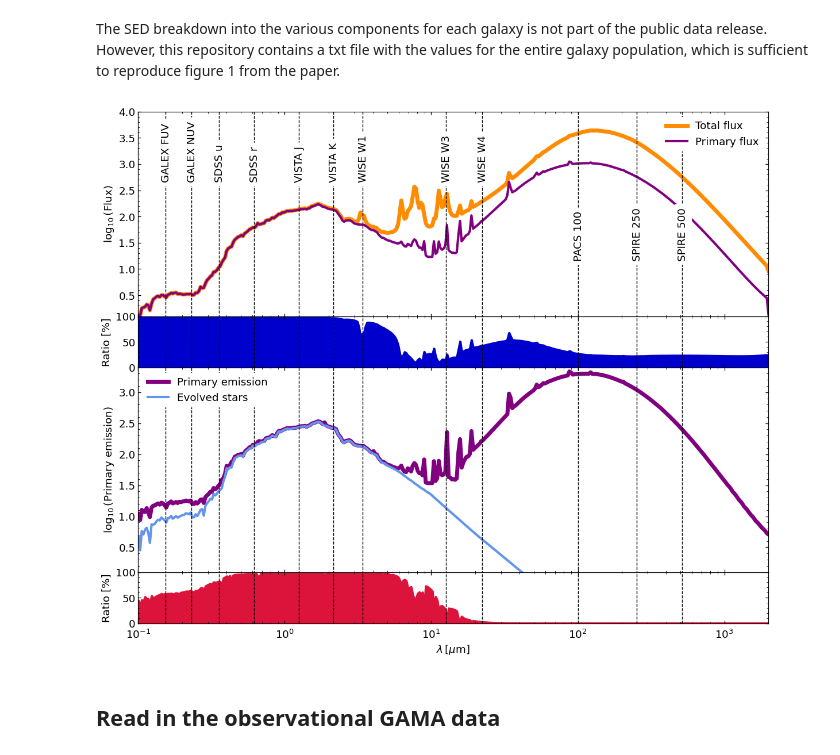
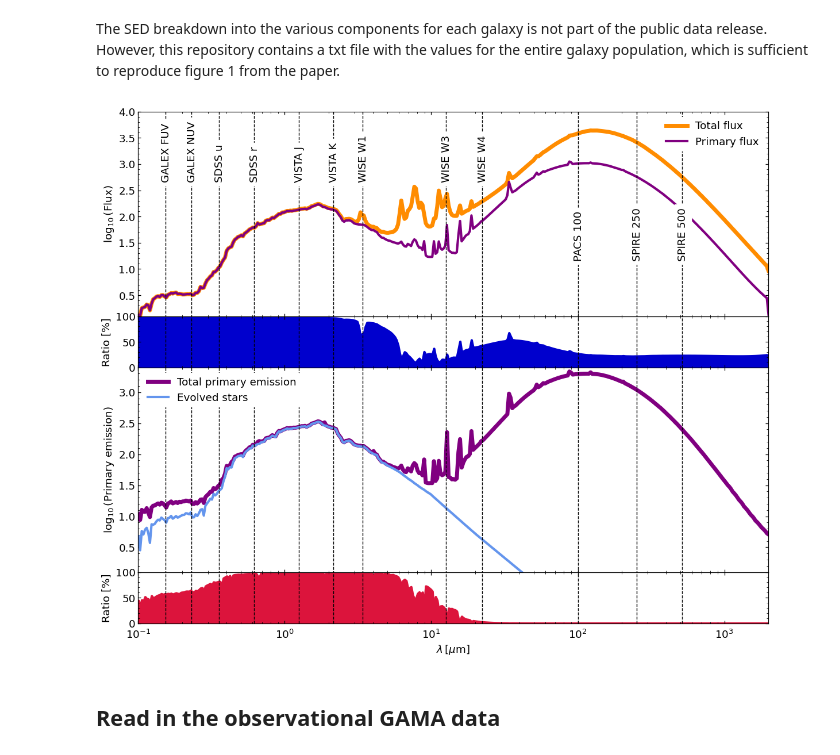
Before and after one commit to andreagebek/TNG100colors, a Jupyter notebook: analysis.ipynb, the cells around one changed output. Cells and saved outputs as stored; diff of their text form; code cells hidden in the pictures.

Commit message:
Very minor update to SEDbreakdown figure

```diff
--- a/analysis.ipynb
+++ b/analysis.ipynb
@@ -169,7 +169,7 @@ lg0.get_frame().set_linewidth(0.0)
 lg0.get_frame().set_alpha(None)
 
 
-axes[2].plot(wavelength, np.log10(SED_primaryEmission / normalization_1), color = 'purple', linewidth = 5., label = 'Primary emission')
+axes[2].plot(wavelength, np.log10(SED_primaryEmission / normalization_1), color = 'purple', linewidth = 5., label = 'Total primary emission')
 with np.errstate(divide = 'ignore'):
     axes[2].plot(wavelength, np.log10(SED_evolvedStars / normalization_1), color = 'cornflowerblue', linewidth = 3., label = 'Evolved stars')
 axes[3].fill_between(wavelength, SED_evolvedStars / SED_primaryEmission * 100., color = 'crimson', linewidth = 3.)
@@ -200,34 +200,34 @@ for key in pivotWavelengths_figure1.keys():
     axes[0].text(x = pivotWavelengths_figure1[key] * 0.93, y = yText, s = labels[key], rotation = 'vertical', backgroundcolor = 'white')
 
 axes[3].set_xlabel('$\lambda\,[\mu\mathrm{m}]$')
 axes[0].set_ylabel(r'$\log_{10}(\mathrm{Flux})$')
 axes[1].set_ylabel('Ratio [%]')
 axes[2].set_ylabel(r'$\log_{10}(\mathrm{Primary\ emission})$')
 axes[3].set_ylabel('Ratio [%]')
 
 axes[0].set_ylim(0.1, 4.)
 axes[1].set_ylim(0., 100.)
 axes[2].set_ylim(0.1, 3.4)
 axes[3].set_ylim(0., 100.)
 
 for ax in axes:
     ax.set_xscale('log')
     ax.set_xlim(0.1, 2000.)
 
     ax.tick_params(which='both', direction='in', top=True, right=True)
     ax.minorticks_on()
 
 axes[3].tick_params(axis = 'x', which = 'both', pad = 7.)
 axes[0].set_xticklabels([])
 axes[1].set_xticklabels([])
 axes[2].set_xticklabels([])
 
 
 plt.tight_layout()
 plt.subplots_adjust(hspace = 0)
 plt.show()
 # %% [output]
-[figure, old version]
+[figure, new version]
 # %% [markdown]
 ## Read in the observational GAMA data
 # %% [markdown]
```
Also changed, not shown: parts of 3 cells of this notebook.
